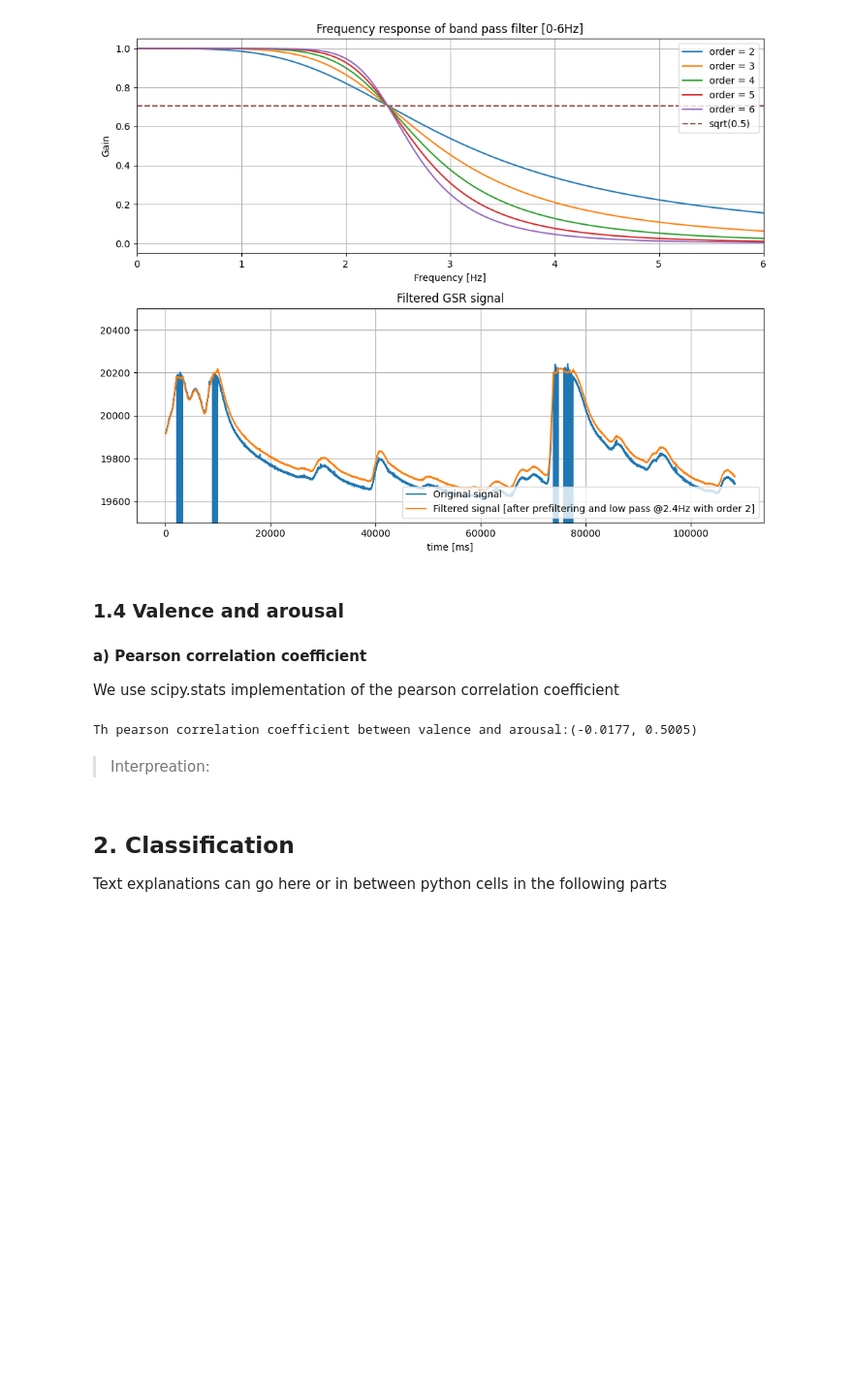
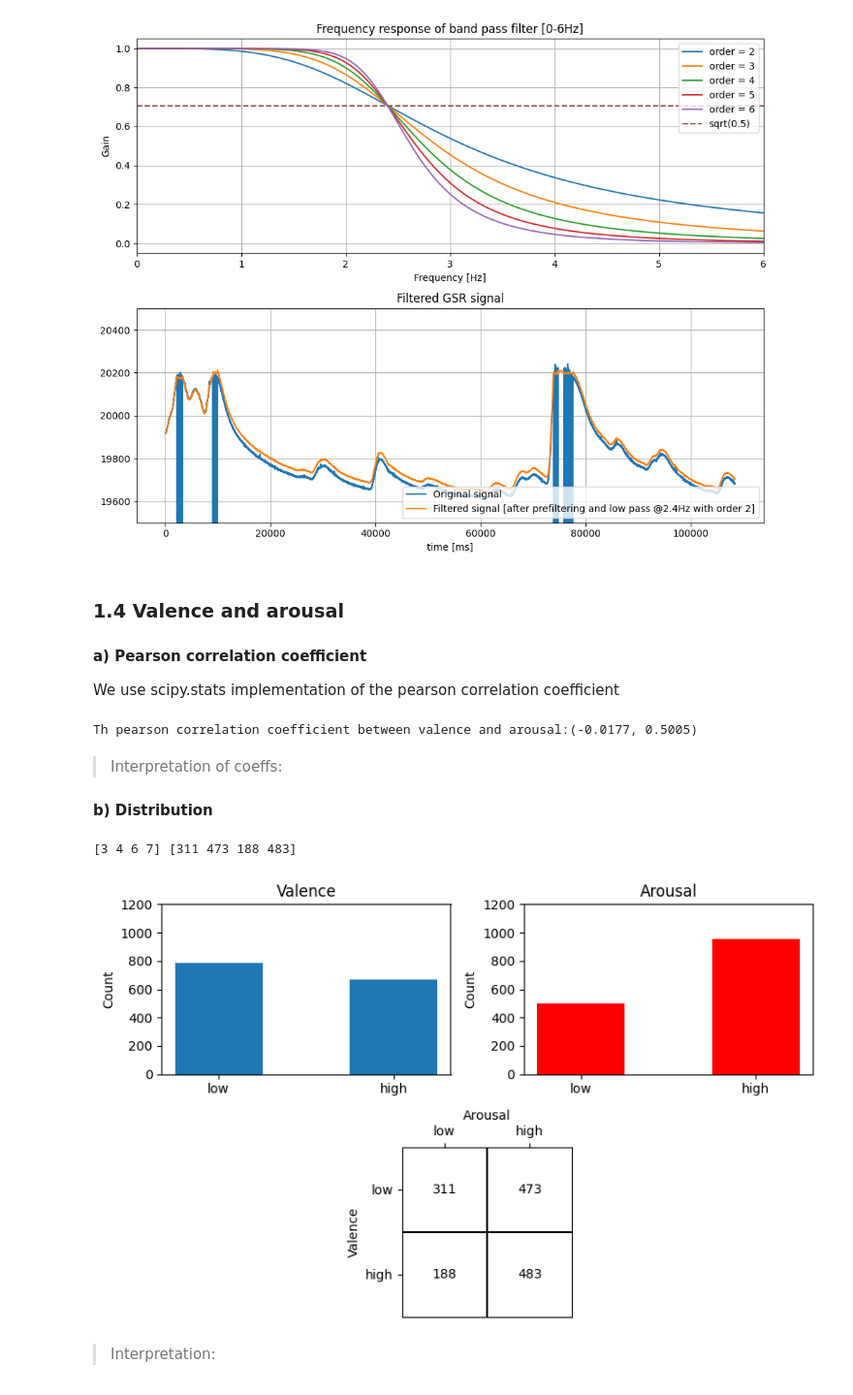
Before and after one commit to massimoalbarello/ubi-comp, a Jupyter notebook: project_2/project_2.ipynb, the cells around one changed output. Shown at 97% size. Drawn from its saved outputs; the diff is of its cells as text; code cells hidden in the pictures; blank space fills up the shorter version.

Commit message:
Add valence and arousal analysis

```diff
--- a/project_2/project_2.ipynb
+++ b/project_2/project_2.ipynb
@@ -453,8 +449,64 @@ pearson_coeff=pearsonr(valence_all, arousal_all)
 print("Th pearson correlation coefficient between valence and arousal:({:.4f}, {:.4f})".format(pearson_coeff[0], pearson_coeff[1]))
 # %% [output]
 Th pearson correlation coefficient between valence and arousal:(-0.0177, 0.5005)
+# %% [markdown]
+> Interpretation of coeffs:
+
+#### b) Distribution
+# %%
+valence_dist = (valence_all>0).astype(int)
+arousal_dist = (arousal_all>3).astype(int)
+
+v_class, v_counts = np.unique(valence_dist, return_counts=True)
+a_class, a_counts = np.unique(arousal_dist, return_counts=True)
+
+ax0=plt.subplot(221)
+ax0.bar(v_class, v_counts, 0.5, tick_label=['low','high'])
+ax0.set_ylim(0,1200)
+ax0.set_ylabel('Count')
+
+ax0.set_title('Valence')
+
+ax1=plt.subplot(222)
+ax1.bar(a_class, a_counts,0.5, tick_label=['low','high'],color='red')
+ax1.set_ylabel('Count')
+ax1.set_ylim(0,1200)
+ax1.set_title('Arousal')
+
+# Heat map
+valence_dist = (valence_dist+1)*3
+data = valence_dist+arousal_dist
+d_class, d_counts = np.unique(data, return_counts=True)
+total= np.sum(d_counts)
+d_counts=d_counts.reshape((2,2))
+
+ax2=plt.subplot(212)
+ax2.matshow(d_counts/d_counts,cmap='Greys')
+
+ax2.text(0,0,d_counts[0,0],ha="center", va="center", color="black")
+ax2.text(0,1,d_counts[1,0],ha="center", va="center", color="black")
+ax2.text(1,0,d_counts[0,1],ha="center", va="center", color="black")
+ax2.text(1,1,d_counts[1,1],ha="center", va="center", color="black")
+
+ax2.hlines(y=0.5, xmin=-0.5, xmax=1.5, color="black")
+ax2.vlines(x=0.5, ymin=-0.5, ymax=1.5, color="black")
+
+ax2.xaxis.set_label_position('top')
+ax2.xaxis.set_ticks_position('top')
+ax2.set_xlabel('Arousal')
+ax2.set_xticks(np.arange(2))
+ax2.set_xticklabels(['low','high'])
+
+ax2.set_ylabel('Valence')
+ax2.set_yticks(np.arange(2))
+ax2.set_yticklabels(['low','high'])
+# Finding the best position for legends and putting it
+
+plt.tight_layout()
+
+plt.show()
+# %% [output]
+[3 4 6 7] [311 473 188 483]
+[figure, added]
 # %% [markdown]
-> Interpreation:
+> Interpretation:
-# %% [markdown]
-## 2. Classification
-Text explanations can go here or in between python cells in the following parts
```
Also changed, not shown: parts of 4 cells of this notebook.
